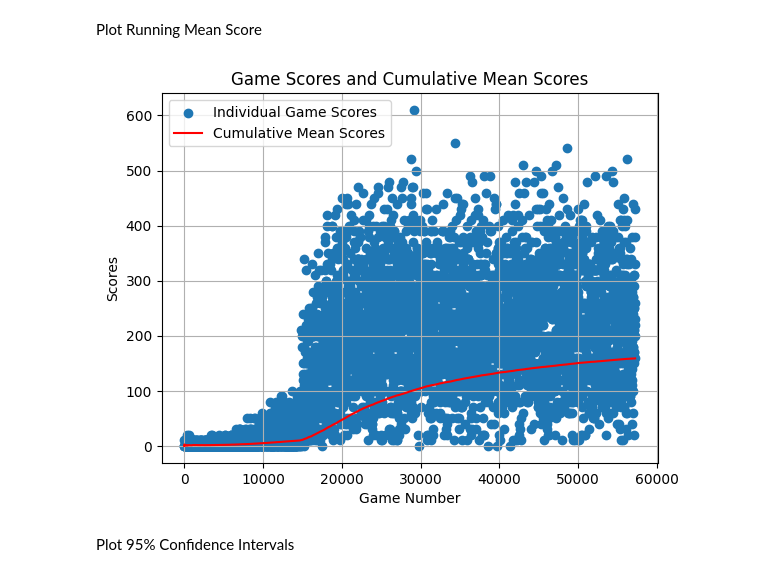
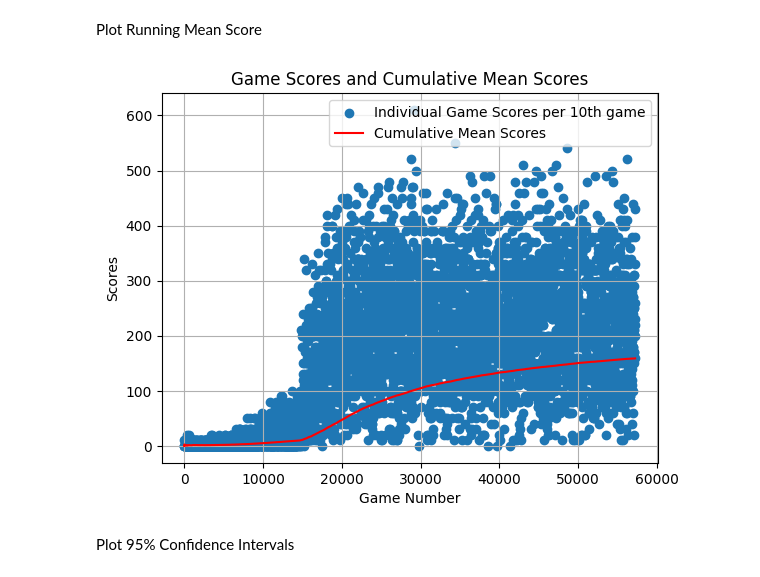
Before and after one commit to vietnhprivat/snake_ai, a Jupyter notebook: src/Classes/data_collection.ipynb, the cells around one changed output. Saved outputs shown, nothing was run; the diff lists cells and outputs as text; code cells hidden in the pictures.

```diff
--- a/src/Classes/data_collection.ipynb
+++ b/src/Classes/data_collection.ipynb
@@ -50,16 +50,16 @@ Plot Running Mean Score
 # %%
 cumulative_mean_scores = data[1]
 
-plt.scatter(games, scores, label='Individual Game Scores')
+plt.scatter(games, scores, label='Individual Game Scores per 10th game')
 plt.plot(games, cumulative_mean_scores, label='Cumulative Mean Scores', color='red')
 plt.title('Game Scores and Cumulative Mean Scores')
 plt.xlabel('Game Number')
 plt.ylabel('Scores')
 plt.grid(True)
 plt.legend()
 plt.show()
 # %% [output]
-[figure, old version]
+[figure, new version]
 # %% [markdown]
 Plot 95% Confidence Intervals
 # %%
```
